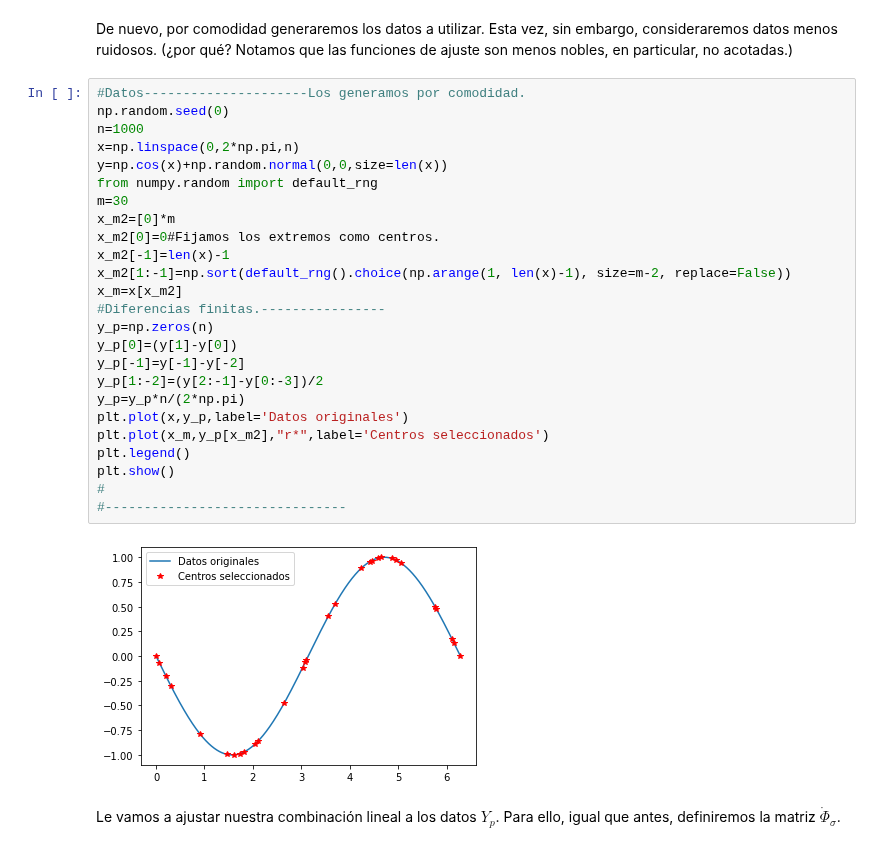
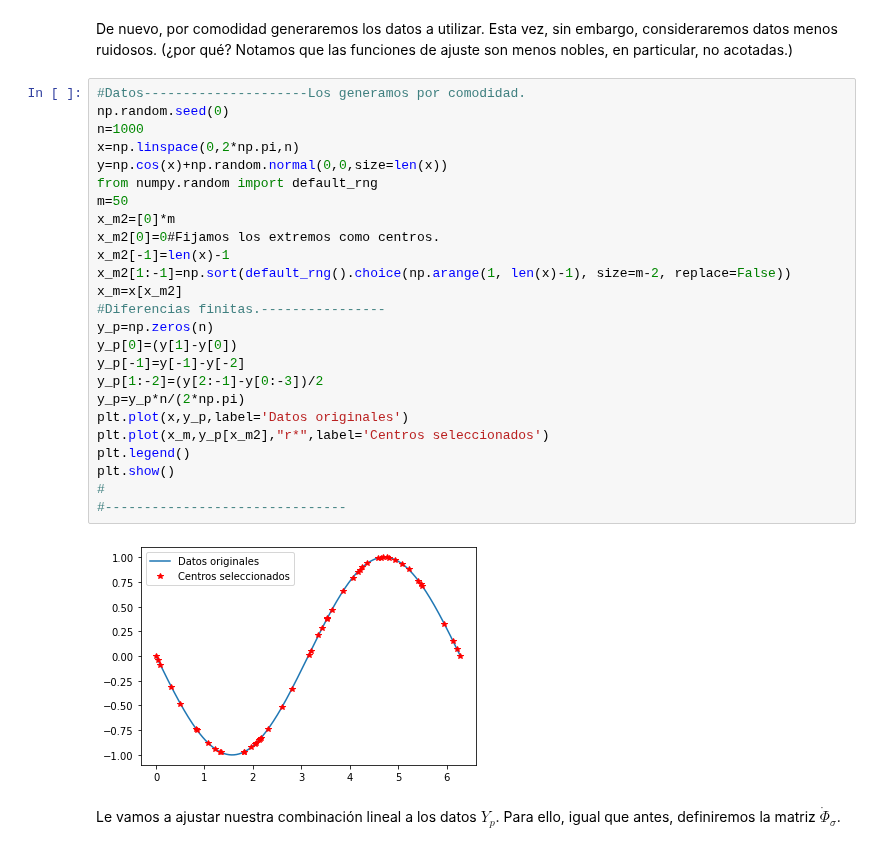
Before and after one commit to JairEsc/Mat_Apl_2, a Jupyter notebook: ML_T1.ipynb, the cells around one changed output. Cells and saved outputs as stored; diff of their text form.

```diff
--- a/ML_T1.ipynb
+++ b/ML_T1.ipynb
@@ -155,30 +156,30 @@ De nuevo, por comodidad generaremos los datos a utilizar. Esta vez, sin embargo,
 # %%
 #Datos---------------------Los generamos por comodidad.
 np.random.seed(0)
 n=1000
 x=np.linspace(0,2*np.pi,n)
 y=np.cos(x)+np.random.normal(0,0,size=len(x))
 from numpy.random import default_rng
-m=30
+m=50
 x_m2=[0]*m
 x_m2[0]=0#Fijamos los extremos como centros.
 x_m2[-1]=len(x)-1
 x_m2[1:-1]=np.sort(default_rng().choice(np.arange(1, len(x)-1), size=m-2, replace=False))
 x_m=x[x_m2]
 #Diferencias finitas.----------------
 y_p=np.zeros(n)
 y_p[0]=(y[1]-y[0])
 y_p[-1]=y[-1]-y[-2]
 y_p[1:-2]=(y[2:-1]-y[0:-3])/2
 y_p=y_p*n/(2*np.pi)
 plt.plot(x,y_p,label='Datos originales')
 plt.plot(x_m,y_p[x_m2],"r*",label='Centros seleccionados')
 plt.legend()
 plt.show()
 #
 #-------------------------------
 # %% [output]
-[figure, old version]
+[figure, new version]
 # %% [markdown]
 Le vamos a ajustar nuestra combinación lineal a los datos $Y_p$.
 Para ello, igual que antes, definiremos la matriz $\dot{\Phi}_\sigma $.
```
Also changed, not shown: parts of 6 cells of this notebook.
